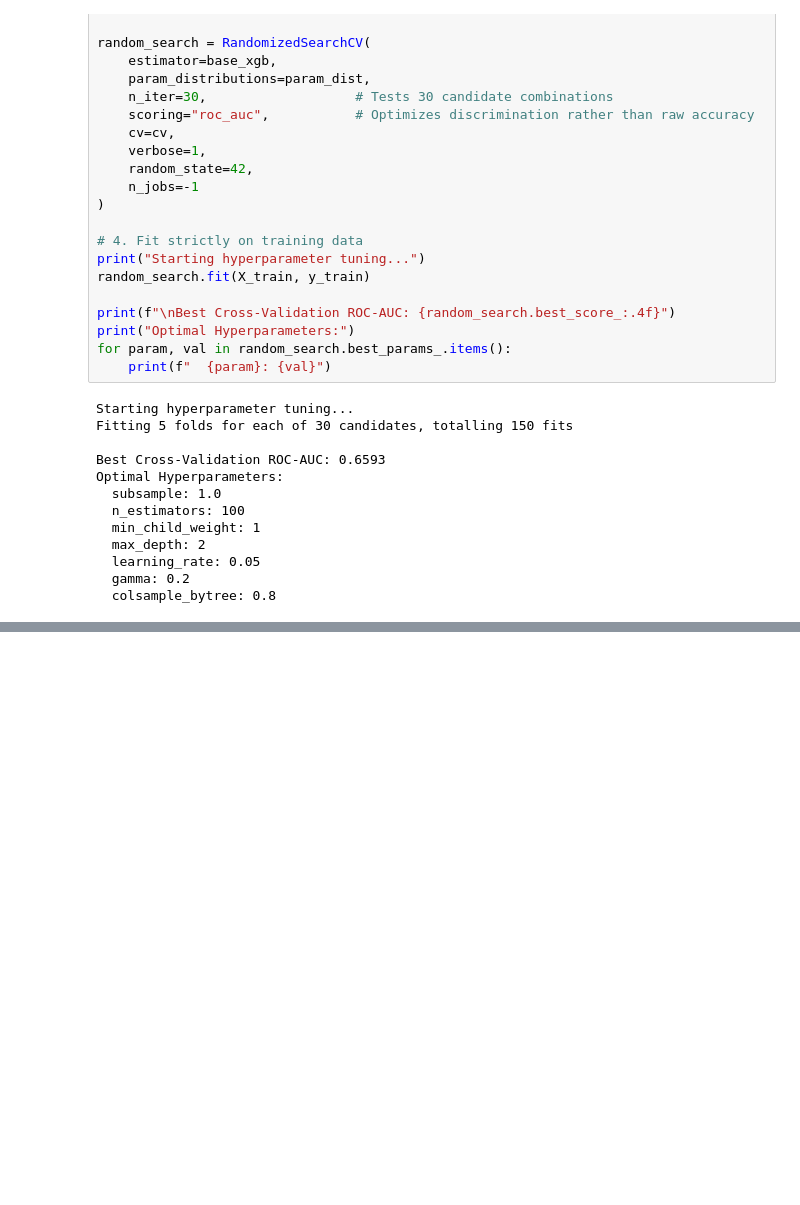
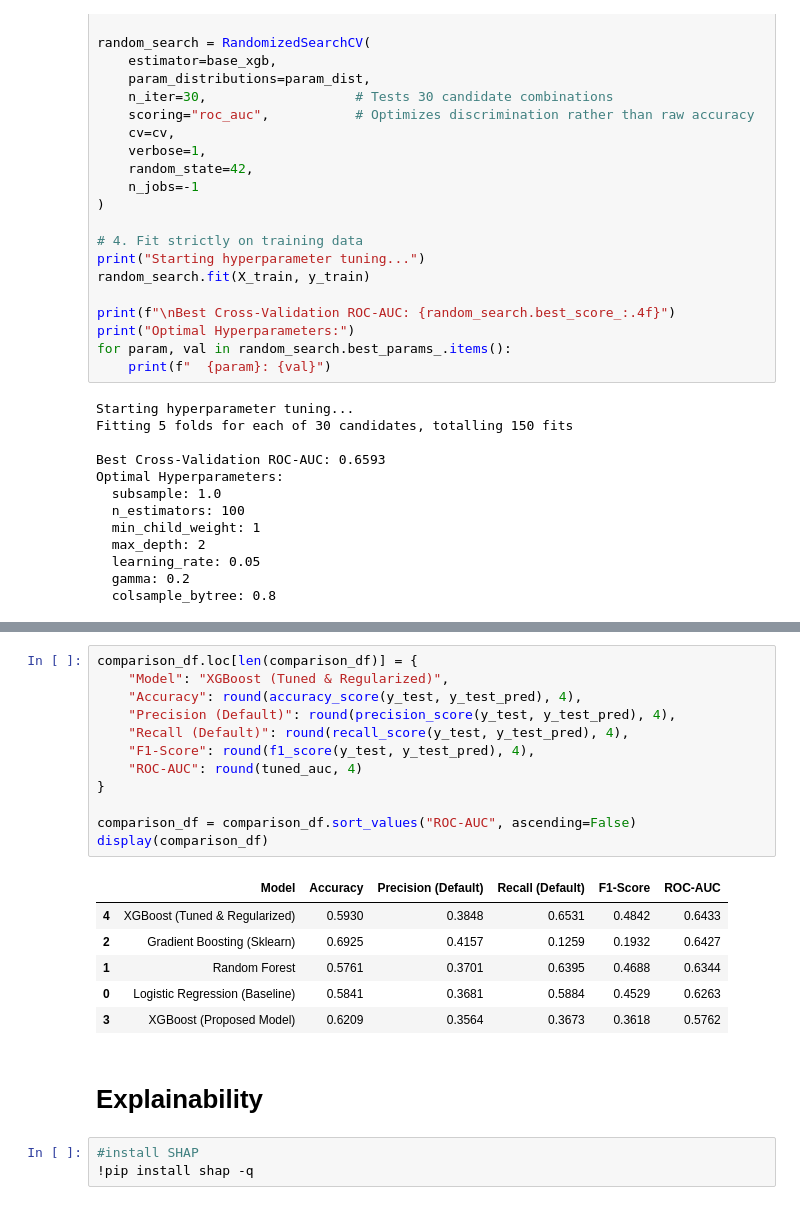
Before and after one commit to Zard3017/CreditScoring_system, a Jupyter notebook: notebooks/credit_scoring.ipynb, the cells around one changed output, grey strips where cells are left out. Cells and saved outputs as stored; diff of their text form; blank space fills up the shorter version.

```diff
--- a/notebooks/credit_scoring.ipynb
+++ b/notebooks/credit_scoring.ipynb
@@ -1250,0 +1285,24 @@ Optimal Hyperparameters:
+# %%
+comparison_df.loc[len(comparison_df)] = {
+    "Model": "XGBoost (Tuned & Regularized)",
+    "Accuracy": round(accuracy_score(y_test, y_test_pred), 4),
+    "Precision (Default)": round(precision_score(y_test, y_test_pred), 4),
+    "Recall (Default)": round(recall_score(y_test, y_test_pred), 4),
+    "F1-Score": round(f1_score(y_test, y_test_pred), 4),
+    "ROC-AUC": round(tuned_auc, 4)
+}
+
+comparison_df = comparison_df.sort_values("ROC-AUC", ascending=False)
+display(comparison_df)
+# %% [output]
+|  | Model | Accuracy | Precision (Default) | Recall (Default) | F1-Score | ROC-AUC |
+| 4 | XGBoost (Tuned & Regularized) | 0.5930 | 0.3848 | 0.6531 | 0.4842 | 0.6433 |
+| 2 | Gradient Boosting (Sklearn) | 0.6925 | 0.4157 | 0.1259 | 0.1932 | 0.6427 |
+| 1 | Random Forest | 0.5761 | 0.3701 | 0.6395 | 0.4688 | 0.6344 |
+| 0 | Logistic Regression (Baseline) | 0.5841 | 0.3681 | 0.5884 | 0.4529 | 0.6263 |
+| 3 | XGBoost (Proposed Model) | 0.6209 | 0.3564 | 0.3673 | 0.3618 | 0.5762 |
+# %% [markdown]
+# Explainability
+# %%
+#install SHAP
+!pip install shap -q
```
Also changed, not shown: parts of 10 cells of this notebook.
